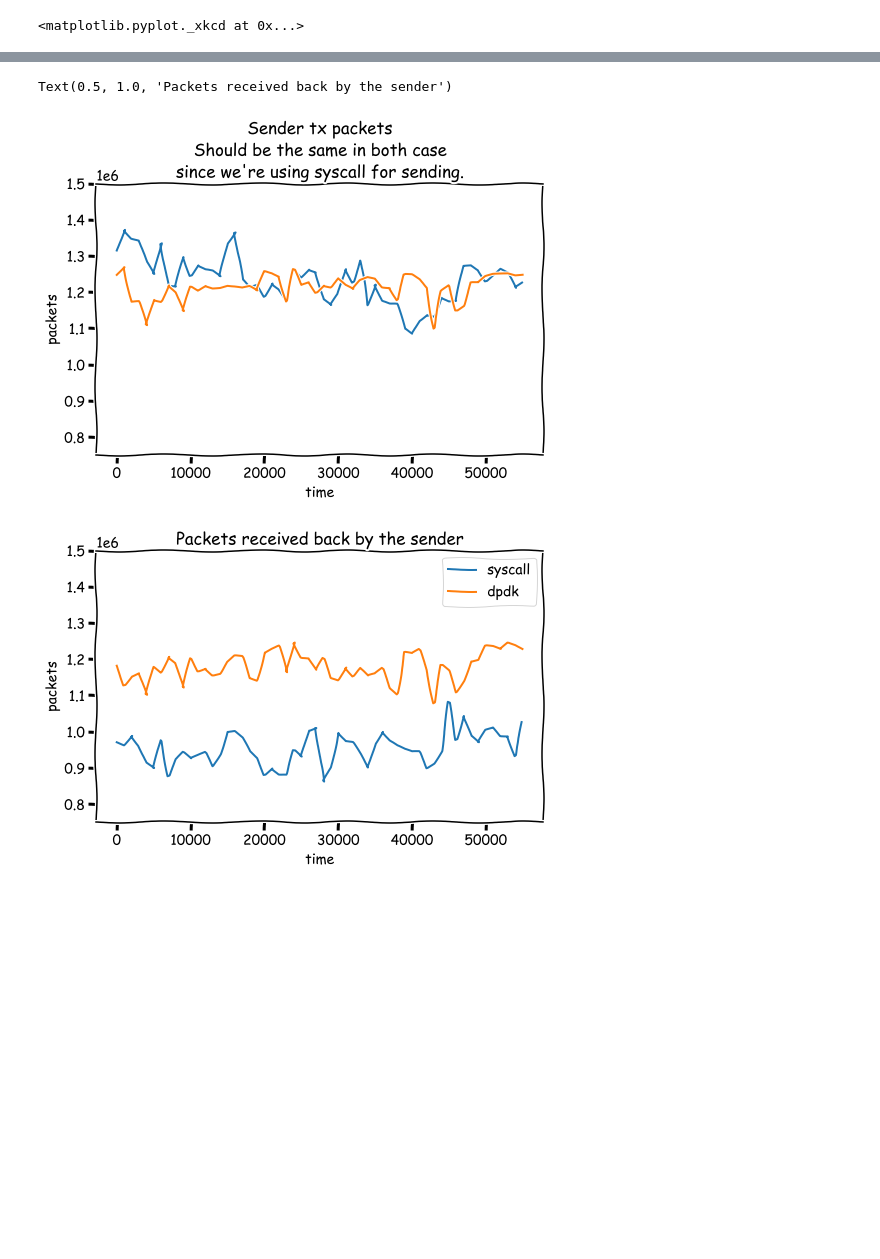
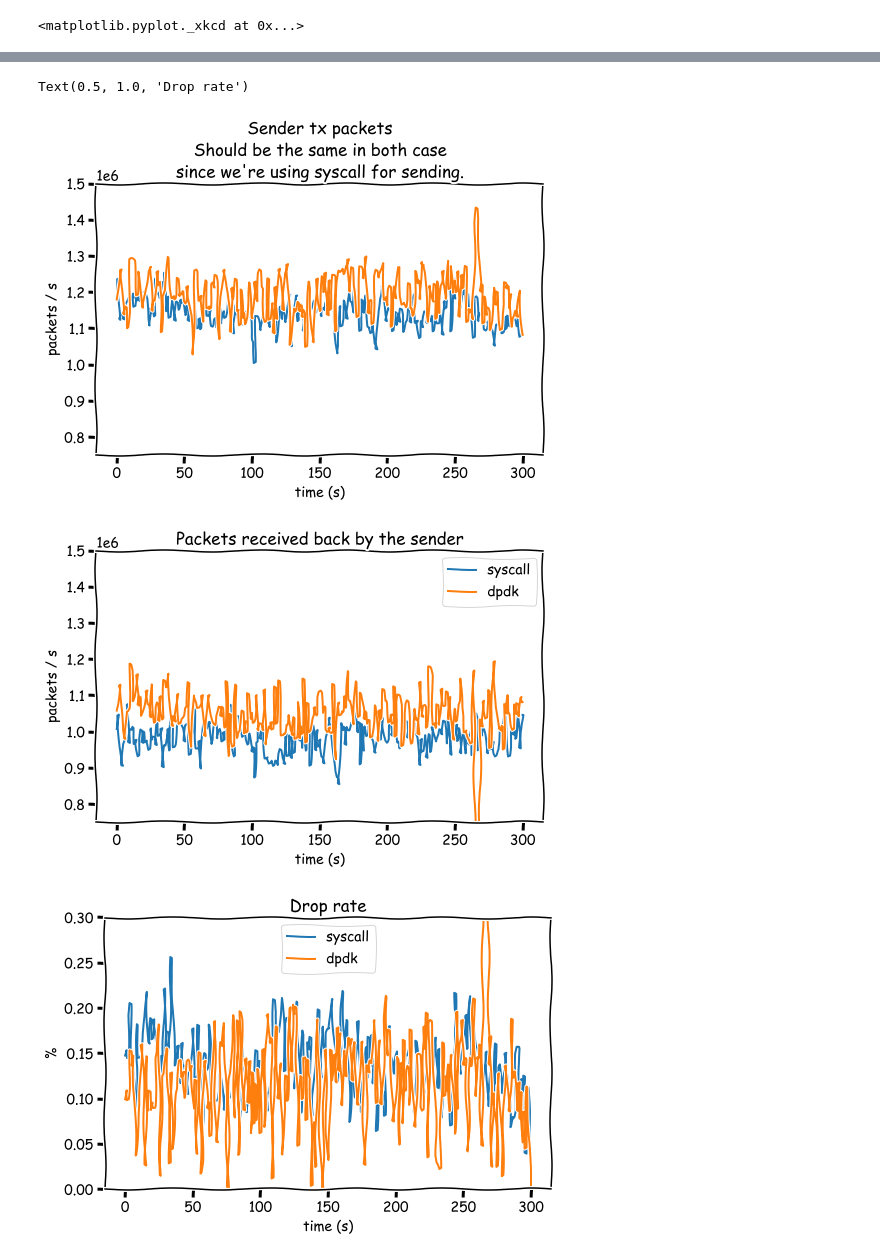
Before and after one commit to micromaomao/dpdk-project, a Jupyter notebook: data/a.ipynb, the cells around one changed output, grey strips where cells are left out. Cells and saved outputs as stored; diff of their text form; code cells hidden in the pictures; blank space fills up the shorter version.

```diff
--- a/data/a.ipynb
+++ b/data/a.ipynb
@@ -19,27 +11,53 @@ syscall_dpdk.head()
+# %%
+syscall_syscall = pd.read_csv("syscall-syscall.csv")
+syscall_dpdk = pd.read_csv("syscall-dpdk.csv")
+
+def transform(df):
+  df["time"] /= 1000
+  time_step = df["time"][1] - df["time"][0]
+  df["time"] = pd.to_timedelta(df["time"], unit="s")
+  df.set_index("time", inplace=True)
+  df["tx_packets"] /= time_step
+  df["rx_packets"] /= time_step
+  df = df.resample("1S", origin="start").mean()
+  return df
+
+syscall_syscall = transform(syscall_syscall)
+syscall_dpdk = transform(syscall_dpdk)
 # %%
 # plot packet stats
 lims = (0.75e6, 1.5e6)
 
 fig = plt.figure(figsize=(8, 5))
-plt.plot(syscall_syscall["time"], syscall_syscall["tx_packets"], label="syscall")
-plt.plot(syscall_syscall["time"], syscall_dpdk["tx_packets"], label="dpdk")
-plt.ylabel("packets")
-plt.xlabel("time")
+plt.plot(syscall_syscall.index.seconds, syscall_syscall["tx_packets"], label="syscall")
+plt.plot(syscall_syscall.index.seconds, syscall_dpdk["tx_packets"], label="dpdk")
+plt.ylabel("packets / s")
+plt.xlabel("time (s)")
 plt.ylim(lims)
 plt.title("Sender tx packets\nShould be the same in both case\nsince we're using syscall for sending.")
 
 fig = plt.figure(figsize=(8, 5))
-plt.plot(syscall_syscall["time"], syscall_syscall["rx_packets"], label="syscall")
-plt.plot(syscall_syscall["time"], syscall_dpdk["rx_packets"], label="dpdk")
-plt.ylabel("packets")
-plt.xlabel("time")
+plt.plot(syscall_syscall.index.seconds, syscall_syscall["rx_packets"], label="syscall")
+plt.plot(syscall_syscall.index.seconds, syscall_dpdk["rx_packets"], label="dpdk")
+plt.ylabel("packets / s")
+plt.xlabel("time (s)")
 plt.ylim(lims)
 plt.legend()
 plt.title("Packets received back by the sender")
+
+fig = plt.figure(figsize=(8, 5))
+plt.plot(syscall_syscall.index.seconds, syscall_syscall["drop_rate"], label="syscall")
+plt.plot(syscall_syscall.index.seconds, syscall_dpdk["drop_rate"], label="dpdk")
+plt.ylabel("%")
+plt.xlabel("time (s)")
+plt.ylim(0, 0.3)
+plt.legend()
+plt.title("Drop rate")
 # %% [output]
-Text(0.5, 1.0, 'Packets received back by the sender')
+Text(0.5, 1.0, 'Drop rate')
-[figure, old version]
+[figure, new version]
-[figure, old version]
+[figure, new version]
+[figure, added]
 # %%
 # Plot latency
 lims = (0, 2)
```
Also changed, not shown: parts of 4 cells of this notebook, 4 other files.
